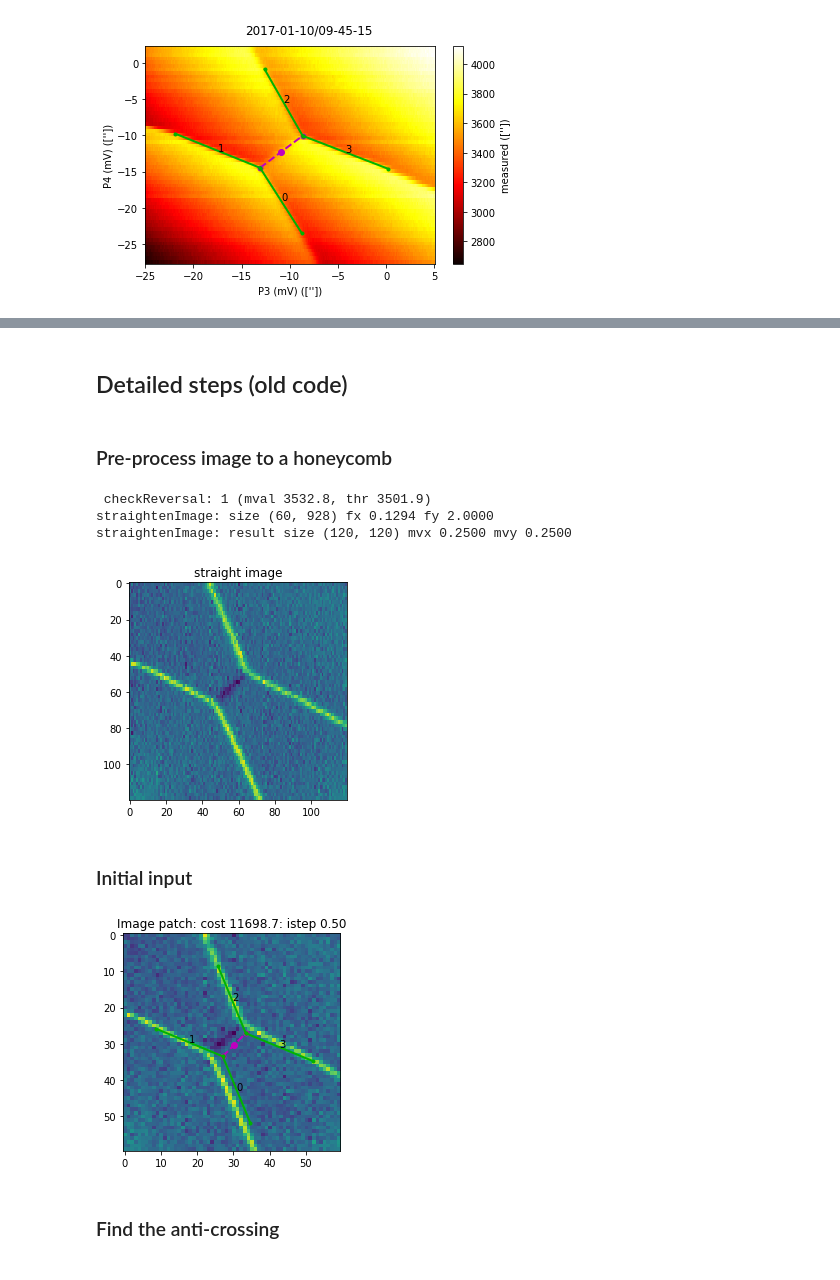
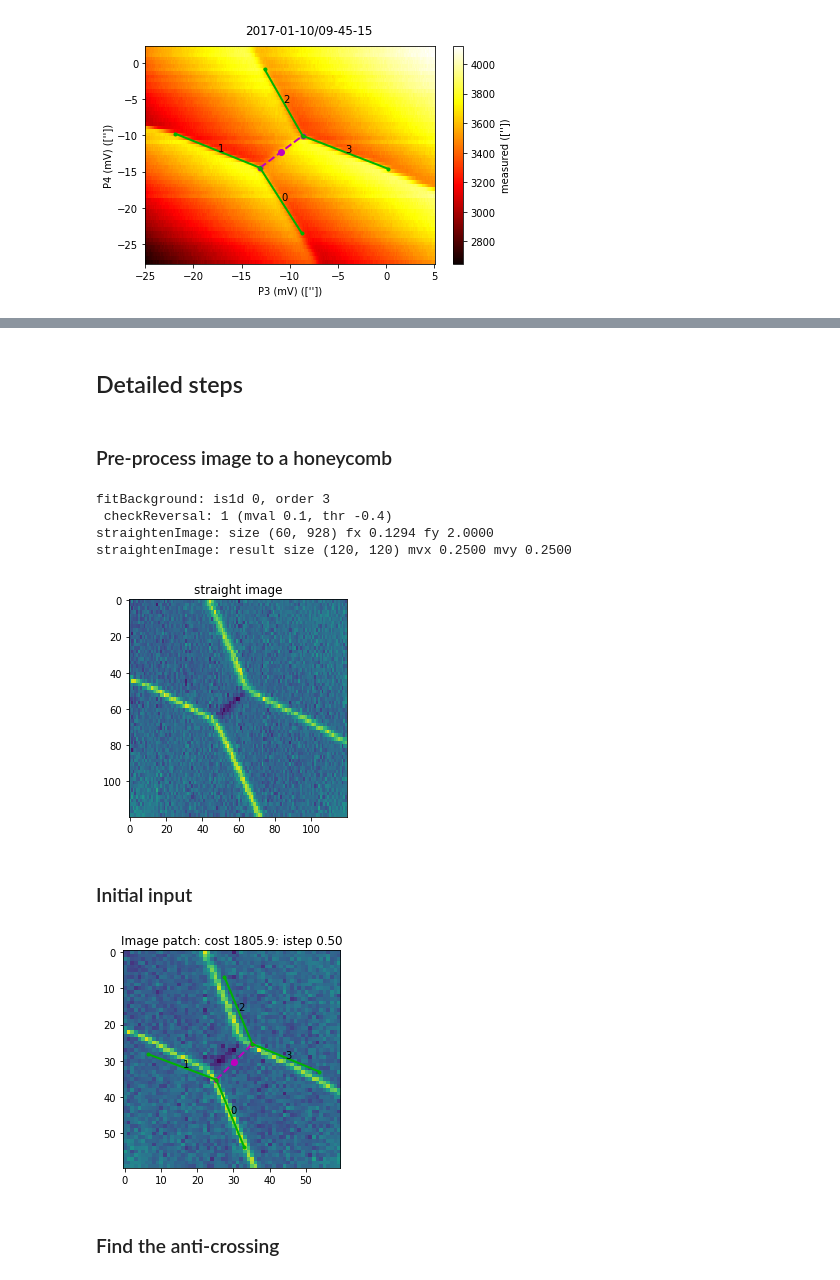
Before and after one commit to QuTech-Delft/qtt, a Jupyter notebook: docs/notebooks/analysis/example_anticrossing.ipynb, the cells around one changed output, grey strips where cells are left out. Saved outputs shown, nothing was run; the diff lists cells and outputs as text; code cells hidden in the pictures.

Commit message:
fixed bad fitting in the step-step example

```diff
--- a/docs/notebooks/analysis/example_anticrossing.ipynb
+++ b/docs/notebooks/analysis/example_anticrossing.ipynb
@@ -56,5 +56,5 @@ print(fit_results)
 # %% [markdown]
-## Detailed steps (old code)
+## Detailed steps
 # %% [markdown]
 ### Pre-process image to a honeycomb
 # %%
@@ -69,15 +69,16 @@ imextent = tr.scan_image_extent()
 mpl_imextent =tr.matplotlib_image_extent()
 istep=.25
 
-im = fixReversal(im, verbose=1)
-imc = cleanSensingImage(im, sigma=0.93)
+#im = fixReversal(im, verbose=1) # cleanSensingImage already does fixReversal
+imc = cleanSensingImage(im, sigma=0.93, verbose=1)
 imx, (fw, fh, mvx, mvy, Hstraight) = straightenImage(imc, imextent, mvx=istep, verbose=2)
 
 imx = imx.astype(np.float64)*(100./np.percentile(imx, 99)) # scale image
 
 showIm(imx, fig=100, title='straight image')
 # %% [output]
- checkReversal: 1 (mval 3532.8, thr 3501.9)
+fitBackground: is1d 0, order 3
+ checkReversal: 1 (mval 0.1, thr -0.4)
 straightenImage: size (60, 928) fx 0.1294 fy 2.0000
 straightenImage: result size (120, 120) mvx 0.2500 mvy 0.2500
 [figure]
@@ -86,13 +87,14 @@ straightenImage: result size (120, 120) mvx 0.2500 mvy 0.2500
 # %%
 istepmodel = .5
 ksizemv = 31
-samplesize = [int(ksizemv / istepmodel), int(ksizemv / istepmodel)]
-param0 = [(imx.shape[0] / 2 + .5) * istep, (imx.shape[0] / 2 + .5) * istep, istep* 9., 1.17809725, -2.74889357, 4.3196899, 0.39269908]
+#samplesize = [int(ksizemv / istepmodel), int(ksizemv / istepmodel)] #not used
+param0 = [(imx.shape[0] / 2 + .5) * istep, (imx.shape[0] / 2 + .5) * istep, \
+          3.5, 1.17809725, 3.5, 4.3196899, 0.39269908]
 param0e = np.hstack((param0, [np.pi / 4]))
 #param0e[0]-=2; param0e[2]=3
 cost, patch, r, _ = evaluateCross(param0e, imx, verbose=0, fig=21, istep=istep, istepmodel=istepmodel)
 # %% [output]
-[figure, old version]
+[figure, new version]
 # %% [markdown]
 ### Find the anti-crossing
 # %%
```
Also changed, not shown: parts of 4 cells of this notebook.
